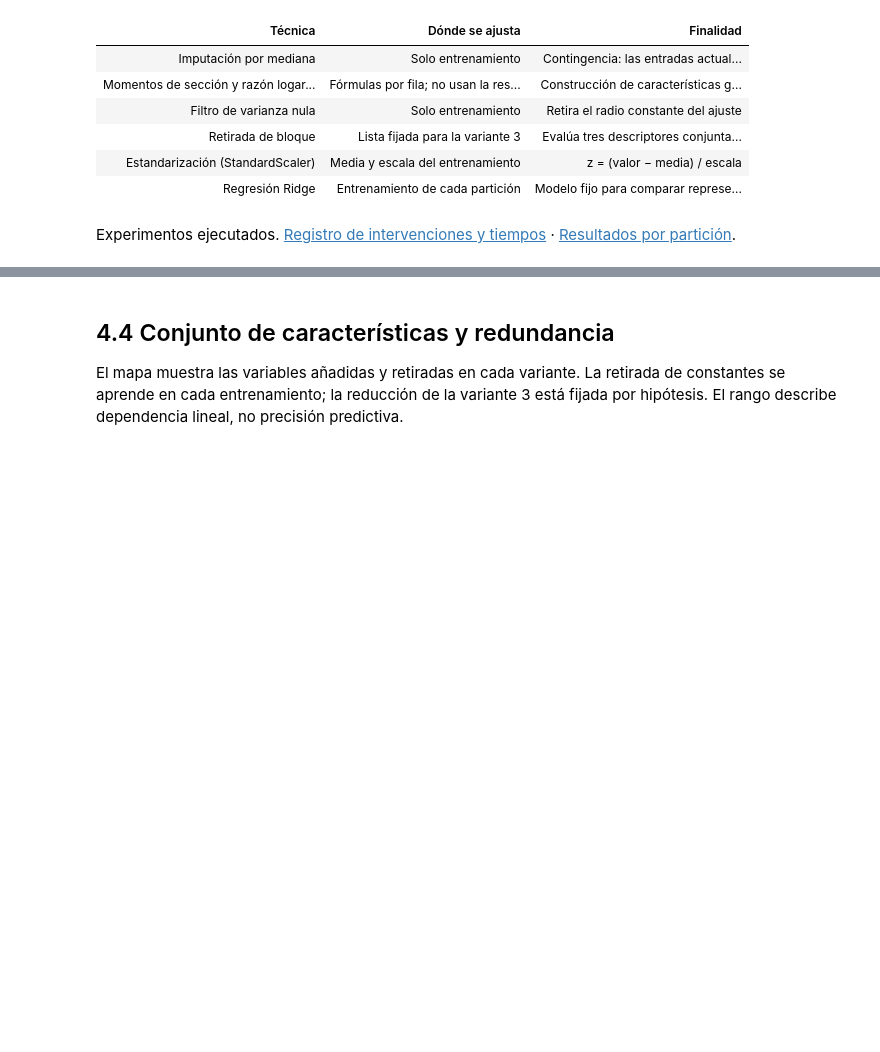
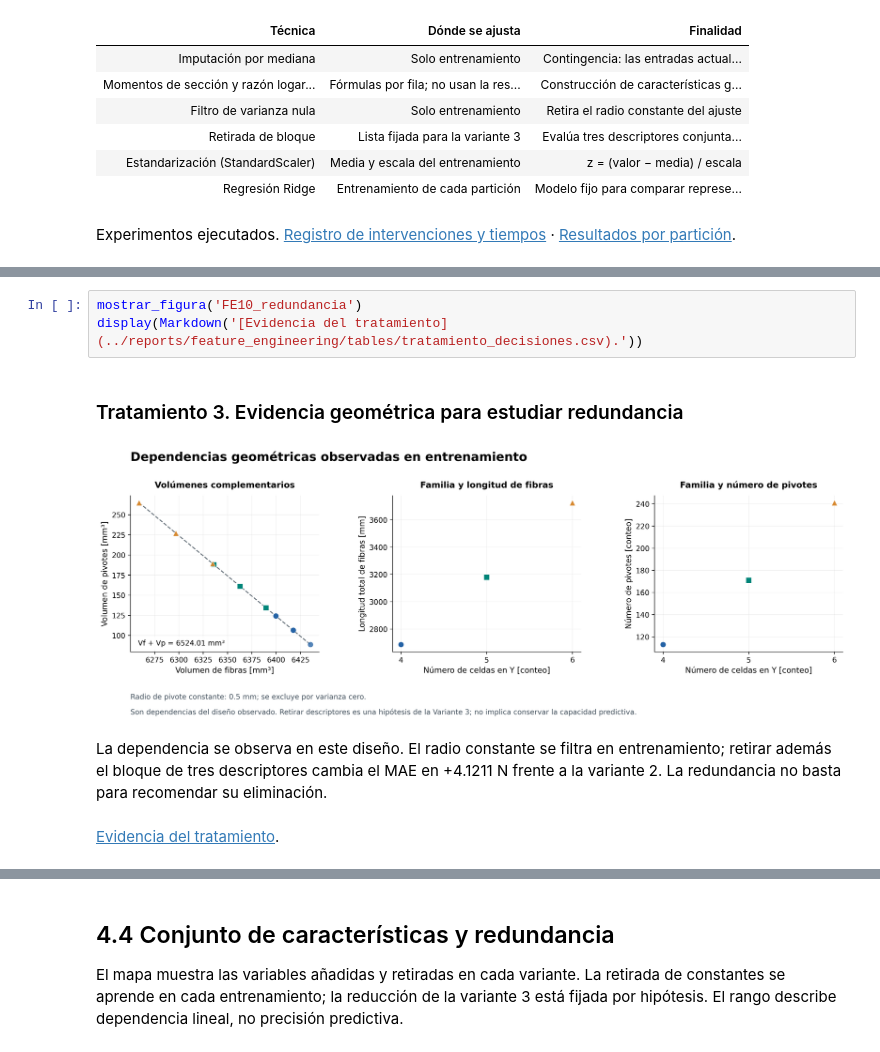
Before and after one commit to melissaaylasb-sudo/T02_MIA14_SeccionB, a Jupyter notebook: notebooks/04_Feature_Engineering_Pantograficas.ipynb, the cells around one changed output, grey strips where cells are left out. Saved outputs shown, nothing was run; the diff lists cells and outputs as text; blank space fills up the shorter version.

```diff
--- a/notebooks/04_Feature_Engineering_Pantograficas.ipynb
+++ b/notebooks/04_Feature_Engineering_Pantograficas.ipynb
@@ -197,0 +227,8 @@ Experimentos ejecutados. [Registro de intervenciones y tiempos](../reports/featu
+# %%
+mostrar_figura('FE10_redundancia')
+display(Markdown('[Evidencia del tratamiento](../reports/feature_engineering/tables/tratamiento_decisiones.csv).'))
+# %% [output]
+### Tratamiento 3. Evidencia geométrica para estudiar redundancia
+[figure, added]
+La dependencia se observa en este diseño. El radio constante se filtra en entrenamiento; retirar además el bloque de tres descriptores cambia el MAE en +4.1211 N frente a la variante 2. La redundancia no basta para recomendar su eliminación.
+[Evidencia del tratamiento](../reports/feature_engineering/tables/tratamiento_decisiones.csv).
```
Also changed, not shown: parts of 8 cells of this notebook, 33 other files.
